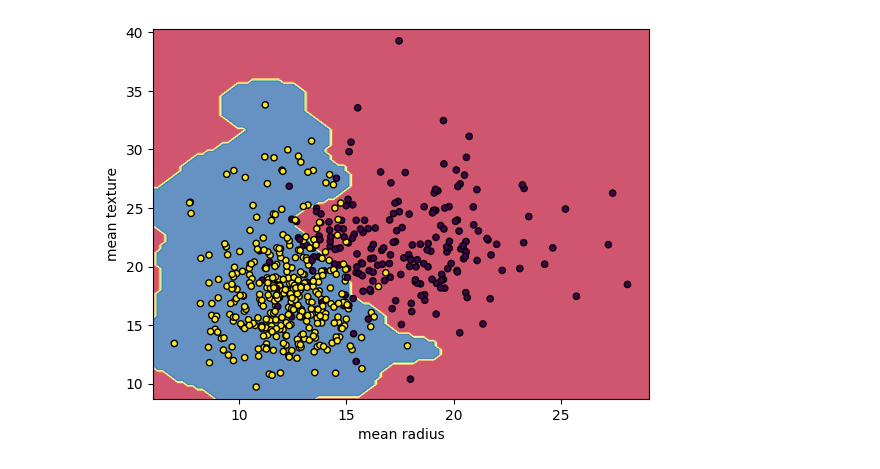
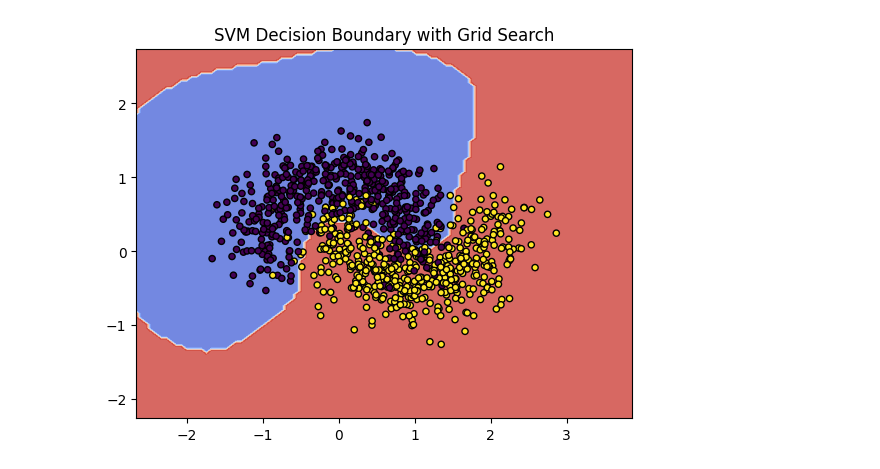
Before and after one commit to Abinayasankar-co/Hybrid_rag, a Jupyter notebook: SVM.ipynb, the cells around one changed output. Saved outputs shown, nothing was run; the diff lists cells and outputs as text; code cells hidden in the pictures.

Commit message:
SVM on syntectic data
created scikit learn pipleine to provide a hyperparameter tuning and got accuracy of about 92 percent. the image shows how accurate svm classifies this.

```diff
--- a/SVM.ipynb
+++ b/SVM.ipynb
@@ -19,0 +13,19 @@ SVC(gamma=0.5)
+# %%
+X, y = make_moons(n_samples=1000, noise=0.3, random_state=42)
+
+X_train, X_test, y_train, y_test = train_test_split(X, y, test_size=0.2, random_state=42)
+
+pipeline = Pipeline([
+    ("scaler", StandardScaler()),
+    ("svm", SVC())
+])
+# %%
+#Hyperparameter tuning using GridSearchCV
+param_grid = {
+    "svm__C": [0.1, 1, 10],
+    "svm__gamma": [0.01, 0.1, 1],
+    "svm__kernel": ["rbf", "poly"]
+}
+
+grid_search = GridSearchCV(pipeline, param_grid, cv=5, verbose=1, n_jobs=-1)
+grid_search.fit(X_train, y_train)
@@ -20,19 +56,13 @@ SVC(gamma=0.5)
 # %%
-# Plot Decision Boundary
 DecisionBoundaryDisplay.from_estimator(
-        svm,
-        X,
-        response_method="predict",
-        cmap=plt.cm.Spectral,
-        alpha=0.8,
-        xlabel=cancer.feature_names[0],
-        ylabel=cancer.feature_names[1],
-    )
-
-# Scatter plot
-plt.scatter(X[:, 0], X[:, 1],
-            c=y,
-            s=20, edgecolors="k")
+    grid_search.best_estimator_,
+    X,
+    response_method="predict",
+    cmap=plt.cm.coolwarm,
+    alpha=0.8
+)
+plt.scatter(X[:, 0], X[:, 1], c=y, s=20, edgecolors='k')
+plt.title("SVM Decision Boundary with Grid Search")
 plt.show()
 # %% [output]
-[figure, old version]
+[figure, new version]
```
Also changed, not shown: parts of 4 cells of this notebook.
